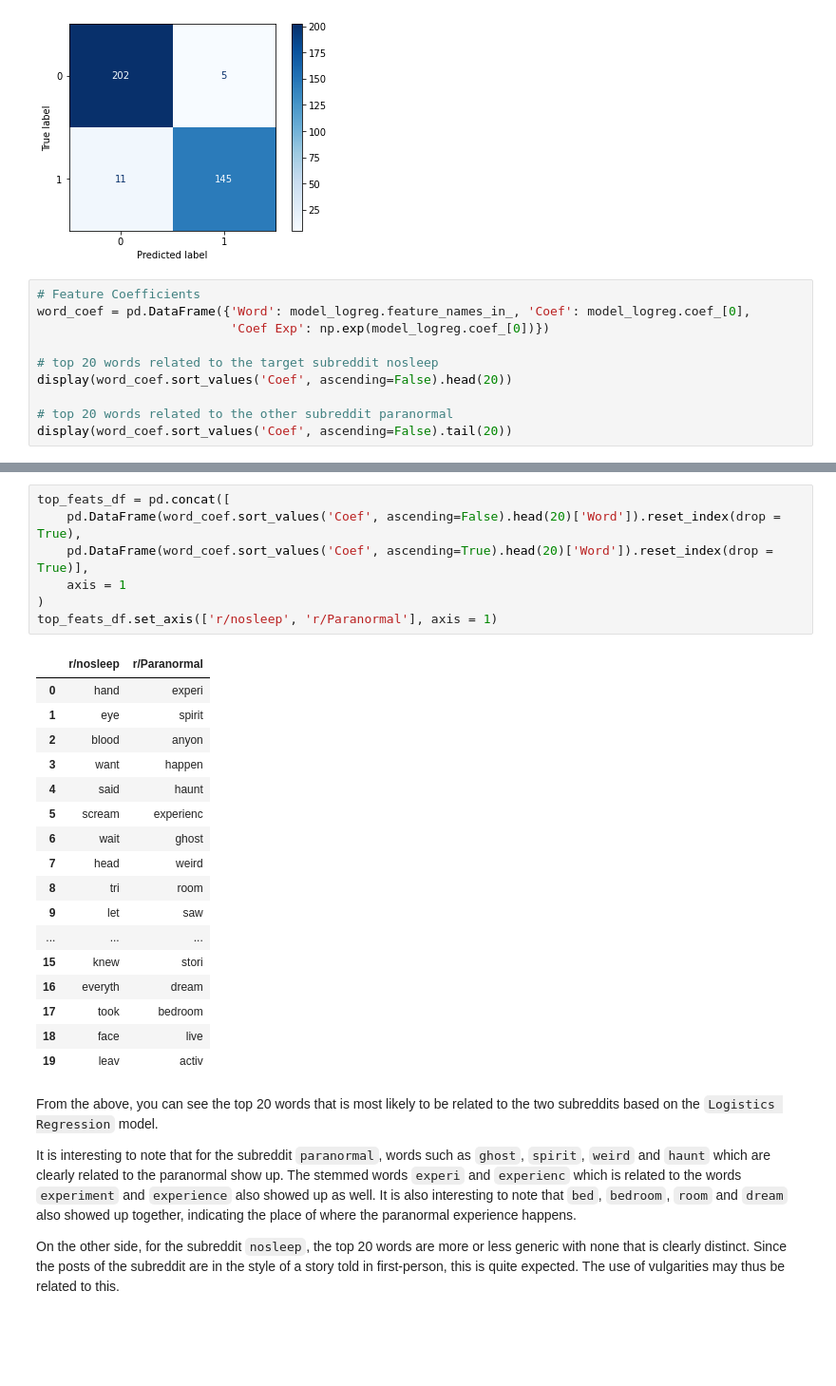
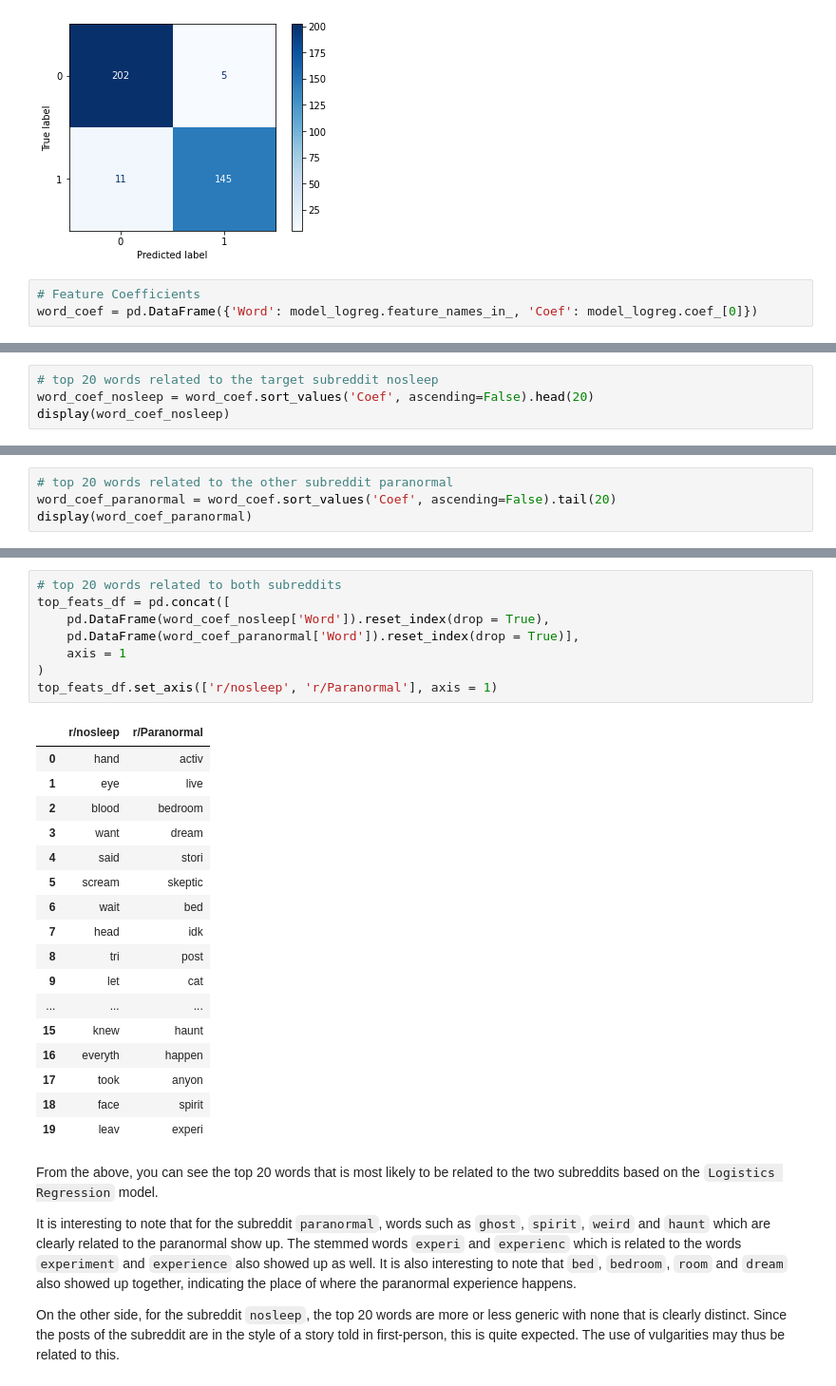
Before and after one commit to Yongfahaik/GA_projects, a Jupyter notebook: project_3/code/03_Modelling_and_Analysis.ipynb, the cells around one changed output, grey strips where cells are left out. Shown at 95% size. Cells and saved outputs as stored; diff of their text form; blank space fills up the shorter version.

```diff
--- a/project_3/code/03_Modelling_and_Analysis.ipynb
+++ b/project_3/code/03_Modelling_and_Analysis.ipynb
@@ -962,11 +963,4 @@ F1 Score:  0.9477
 [figure]
 # %%
 # Feature Coefficients
-word_coef = pd.DataFrame({'Word': model_logreg.feature_names_in_, 'Coef': model_logreg.coef_[0],
-                          'Coef Exp': np.exp(model_logreg.coef_[0])})
-
-# top 20 words related to the target subreddit nosleep
-display(word_coef.sort_values('Coef', ascending=False).head(20))
-
-# top 20 words related to the other subreddit paranormal
-display(word_coef.sort_values('Coef', ascending=False).tail(20))
+word_coef = pd.DataFrame({'Word': model_logreg.feature_names_in_, 'Coef': model_logreg.coef_[0]})
@@ -1007,0 +967,4 @@ display(word_coef.sort_values('Coef', ascending=False).tail(20))
+# %%
+# top 20 words related to the target subreddit nosleep
+word_coef_nosleep = word_coef.sort_values('Coef', ascending=False).head(20)
+display(word_coef_nosleep)
@@ -1007,0 +996,4 @@ display(word_coef.sort_values('Coef', ascending=False).tail(20))
+# %%
+# top 20 words related to the other subreddit paranormal
+word_coef_paranormal = word_coef.sort_values('Coef', ascending=False).tail(20)
+display(word_coef_paranormal)
@@ -1008,28 +1025,29 @@ display(word_coef.sort_values('Coef', ascending=False).tail(20))
 # %%
+# top 20 words related to both subreddits
 top_feats_df = pd.concat([
-    pd.DataFrame(word_coef.sort_values('Coef', ascending=False).head(20)['Word']).reset_index(drop = True),
-    pd.DataFrame(word_coef.sort_values('Coef', ascending=True).head(20)['Word']).reset_index(drop = True)],
+    pd.DataFrame(word_coef_nosleep['Word']).reset_index(drop = True),
+    pd.DataFrame(word_coef_paranormal['Word']).reset_index(drop = True)],
     axis = 1
 )
 top_feats_df.set_axis(['r/nosleep', 'r/Paranormal'], axis = 1)
 # %% [output]
 |  | r/nosleep | r/Paranormal |
-| 0 | hand | experi |
-| 1 | eye | spirit |
-| 2 | blood | anyon |
-| 3 | want | happen |
-| 4 | said | haunt |
-| 5 | scream | experienc |
-| 6 | wait | ghost |
-| 7 | head | weird |
-| 8 | tri | room |
-| 9 | let | saw |
+| 0 | hand | activ |
+| 1 | eye | live |
+| 2 | blood | bedroom |
+| 3 | want | dream |
+| 4 | said | stori |
+| 5 | scream | skeptic |
+| 6 | wait | bed |
+| 7 | head | idk |
+| 8 | tri | post |
+| 9 | let | cat |
 | ... | ... | ... |
-| 15 | knew | stori |
-| 16 | everyth | dream |
-| 17 | took | bedroom |
-| 18 | face | live |
-| 19 | leav | activ |
+| 15 | knew | haunt |
+| 16 | everyth | happen |
+| 17 | took | anyon |
+| 18 | face | spirit |
+| 19 | leav | experi |
 # %% [markdown]
 From the above, you can see the top 20 words that is most likely to be related to the two subreddits based on the `Logistics Regression` model.
 
```
Also changed, not shown: parts of 16 cells of this notebook, 4 other files.
